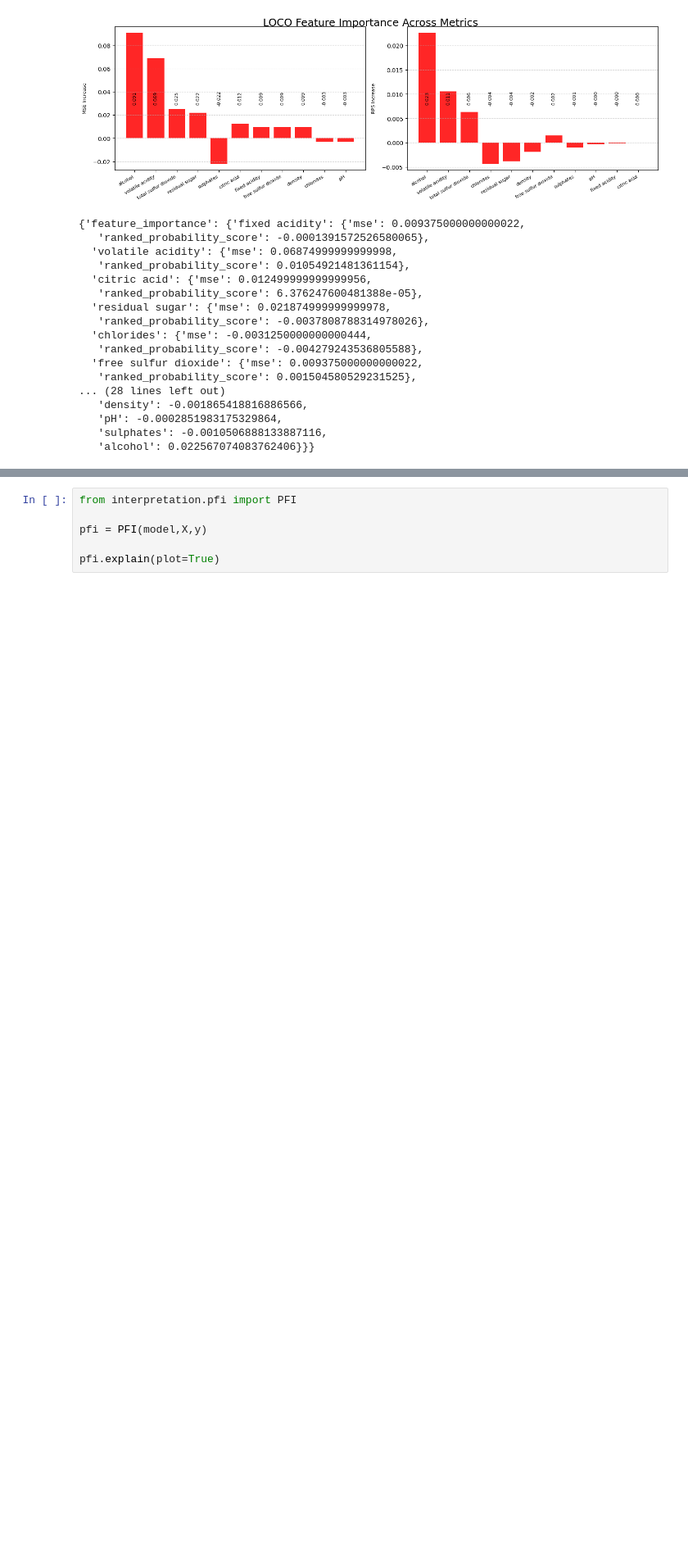
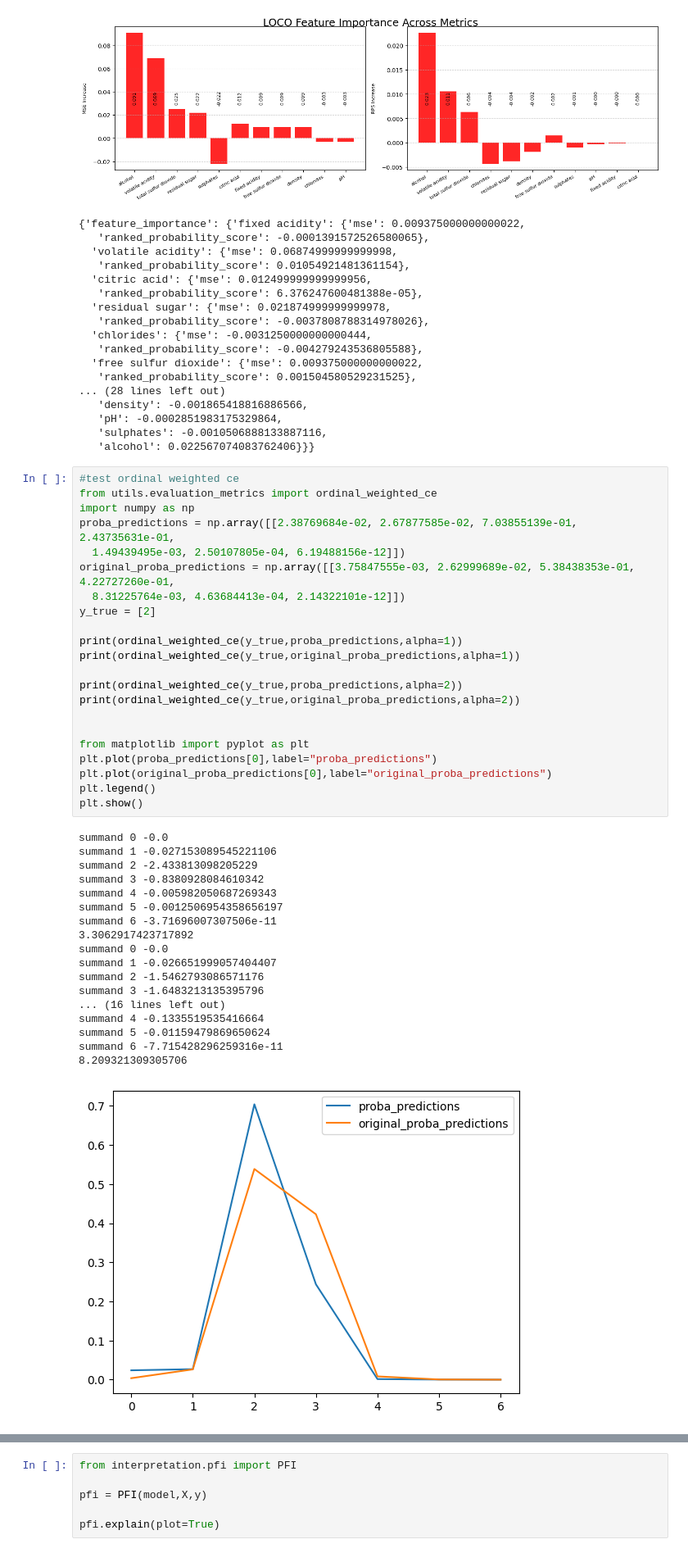
Before and after one commit to JWzero/ordinal_xai, a Jupyter notebook: ordinal_xai/test.ipynb, the cells around one changed output, grey strips where cells are left out. Shown at 82% size. Cells and saved outputs as stored; diff of their text form; blank space fills up the shorter version.

```diff
--- a/ordinal_xai/test.ipynb
+++ b/ordinal_xai/test.ipynb
@@ -274,5 +259,46 @@ loco.explain(plot=True)
    'pH': -0.0002851983175329864,
    'sulphates': -0.0010506888133887116,
    'alcohol': 0.022567074083762406}}}
+# %%
+#test ordinal weighted ce
+from utils.evaluation_metrics import ordinal_weighted_ce
+import numpy as np
+proba_predictions = np.array([[2.38769684e-02, 2.67877585e-02, 7.03855139e-01, 2.43735631e-01,
+  1.49439495e-03, 2.50107805e-04, 6.19488156e-12]])
+original_proba_predictions = np.array([[3.75847555e-03, 2.62999689e-02, 5.38438353e-01, 4.22727260e-01,
+  8.31225764e-03, 4.63684413e-04, 2.14322101e-12]])
+y_true = [2]
+
+print(ordinal_weighted_ce(y_true,proba_predictions,alpha=1))
+print(ordinal_weighted_ce(y_true,original_proba_predictions,alpha=1))
+
+print(ordinal_weighted_ce(y_true,proba_predictions,alpha=2))
+print(ordinal_weighted_ce(y_true,original_proba_predictions,alpha=2))
+
+
+from matplotlib import pyplot as plt
+plt.plot(proba_predictions[0],label="proba_predictions")
+plt.plot(original_proba_predictions[0],label="original_proba_predictions")
+plt.legend()
+plt.show()
+# %% [output]
+summand 0 -0.0
+summand 1 -0.027153089545221106
+summand 2 -2.433813098205229
+summand 3 -0.8380928084610342
+summand 4 -0.005982050687269343
+summand 5 -0.0012506954358656197
+summand 6 -3.71696007307506e-11
+3.3062917423717892
+summand 0 -0.0
+summand 1 -0.026651999057404407
+summand 2 -1.5462793086571176
+summand 3 -1.6483213135395796
+... (16 lines left out)
+summand 4 -0.1335519535416664
+summand 5 -0.01159479869650624
+summand 6 -7.715428296259316e-11
+8.209321309305706
+[figure, added]
 # %%
 from models.onn import ONN
```
Also changed, not shown: parts of 21 cells of this notebook, 2 other files.
